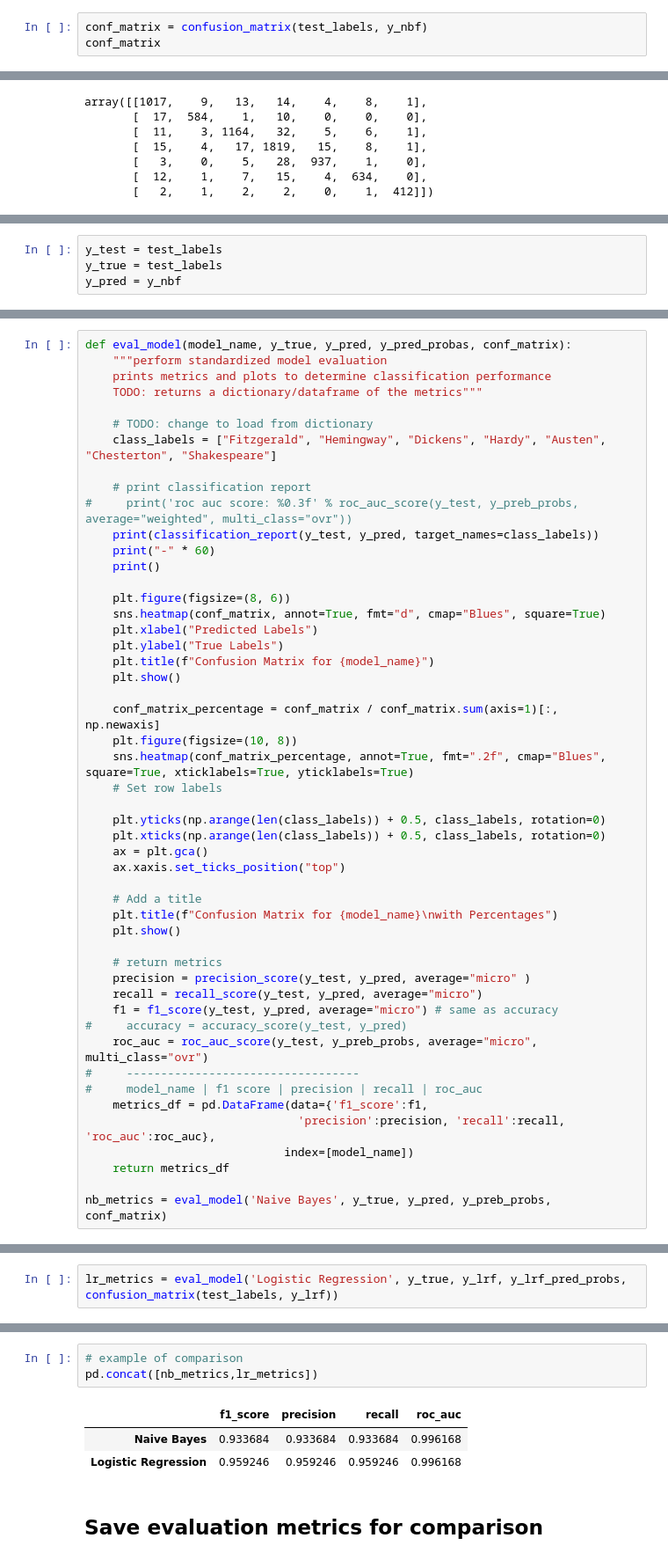
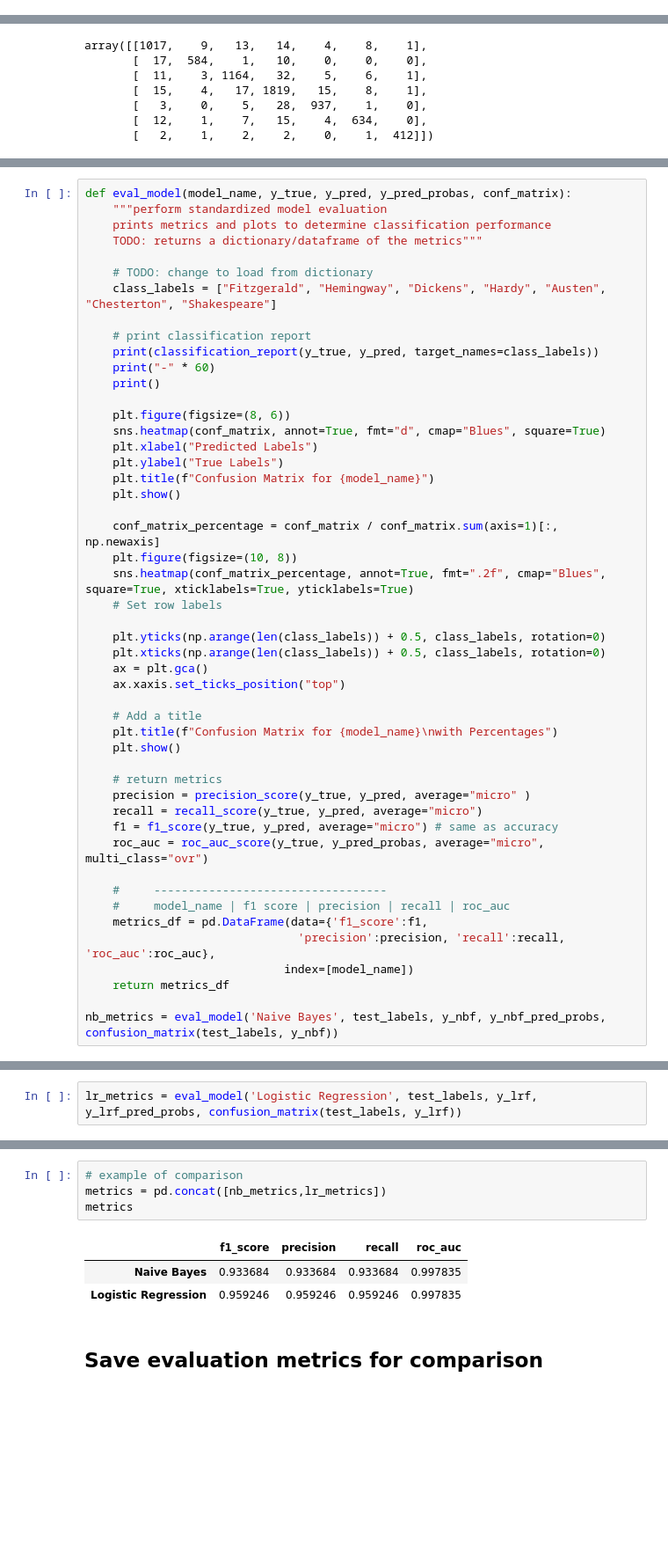
Before and after one commit to denny-lehman/lit-shazam, a Jupyter notebook: notebooks/40_evaluation.ipynb, the cells around one changed output, grey strips where cells are left out. Shown: that part at 88% size. Drawn from its saved outputs; the diff is of its cells as text; blank space fills up the shorter version.

Commit message:
fixed y_test bug

```diff
--- a/notebooks/40_evaluation.ipynb
+++ b/notebooks/40_evaluation.ipynb
@@ -98,6 +98,3 @@ test_labels[0:5]
 [1, 2, 4, 3, 0]
 # %% [markdown]
 # 4 Evaluation
-# %%
-conf_matrix = confusion_matrix(test_labels, y_nbf)
-conf_matrix
@@ -124,4 +117,0 @@ y_preb_probs = nbf_model.predict_proba(test_processed_examples)
-# %%
-y_test = test_labels
-y_true = test_labels
-y_pred = y_nbf
@@ -157,8 +142,7 @@ def eval_model(model_name, y_true, y_pred, y_pred_probas, conf_matrix):
     class_labels = ["Fitzgerald", "Hemingway", "Dickens", "Hardy", "Austen", "Chesterton", "Shakespeare"]
 
     # print classification report
-#     print('roc auc score: %0.3f' % roc_auc_score(y_test, y_preb_probs, average="weighted", multi_class="ovr"))
-    print(classification_report(y_test, y_pred, target_names=class_labels))
+    print(classification_report(y_true, y_pred, target_names=class_labels))
     print("-" * 60)
     print()
 
@@ -184,17 +168,17 @@ def eval_model(model_name, y_true, y_pred, y_pred_probas, conf_matrix):
     plt.show()
 
     # return metrics
-    precision = precision_score(y_test, y_pred, average="micro" )
-    recall = recall_score(y_test, y_pred, average="micro")
-    f1 = f1_score(y_test, y_pred, average="micro") # same as accuracy
-#     accuracy = accuracy_score(y_test, y_pred)
-    roc_auc = roc_auc_score(y_test, y_preb_probs, average="micro", multi_class="ovr")
-#     ----------------------------------
-#     model_name | f1 score | precision | recall | roc_auc
+    precision = precision_score(y_true, y_pred, average="micro" )
+    recall = recall_score(y_true, y_pred, average="micro")
+    f1 = f1_score(y_true, y_pred, average="micro") # same as accuracy
+    roc_auc = roc_auc_score(y_true, y_pred_probas, average="micro", multi_class="ovr")
+
+    #     ----------------------------------
+    #     model_name | f1 score | precision | recall | roc_auc
     metrics_df = pd.DataFrame(data={'f1_score':f1,
                                'precision':precision, 'recall':recall, 'roc_auc':roc_auc},
                              index=[model_name])
     return metrics_df
 
-nb_metrics = eval_model('Naive Bayes', y_true, y_pred, y_preb_probs, conf_matrix)
+nb_metrics = eval_model('Naive Bayes', test_labels, y_nbf, y_nbf_pred_probs, confusion_matrix(test_labels, y_nbf))
 # %% [output]
@@ -217,5 +200,5 @@ weighted avg       0.93      0.93      0.93      6846
 [figure]
 [figure]
 # %%
-lr_metrics = eval_model('Logistic Regression', y_true, y_lrf, y_lrf_pred_probs, confusion_matrix(test_labels, y_lrf))
+lr_metrics = eval_model('Logistic Regression', test_labels, y_lrf, y_lrf_pred_probs, confusion_matrix(test_labels, y_lrf))
 # %% [output]
@@ -239,10 +221,11 @@ weighted avg       0.96      0.96      0.96      6846
 [figure]
 # %%
 # example of comparison
-pd.concat([nb_metrics,lr_metrics])
+metrics = pd.concat([nb_metrics,lr_metrics])
+metrics
 # %% [output]
 |  | f1_score | precision | recall | roc_auc |
-| Naive Bayes | 0.933684 | 0.933684 | 0.933684 | 0.996168 |
-| Logistic Regression | 0.959246 | 0.959246 | 0.959246 | 0.996168 |
+| Naive Bayes | 0.933684 | 0.933684 | 0.933684 | 0.997835 |
+| Logistic Regression | 0.959246 | 0.959246 | 0.959246 | 0.997835 |
 # %% [markdown]
 ## Save evaluation metrics for comparison
```
Also changed, not shown: parts of 18 cells of this notebook.
